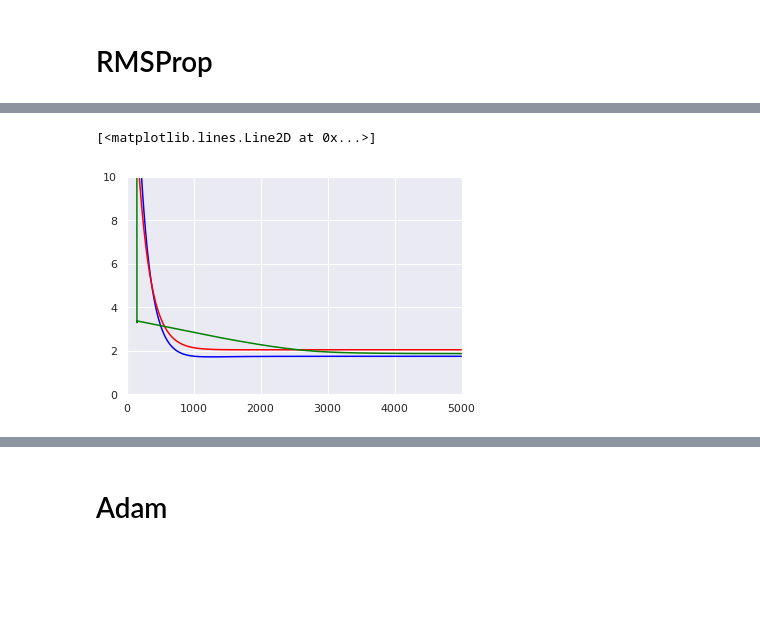
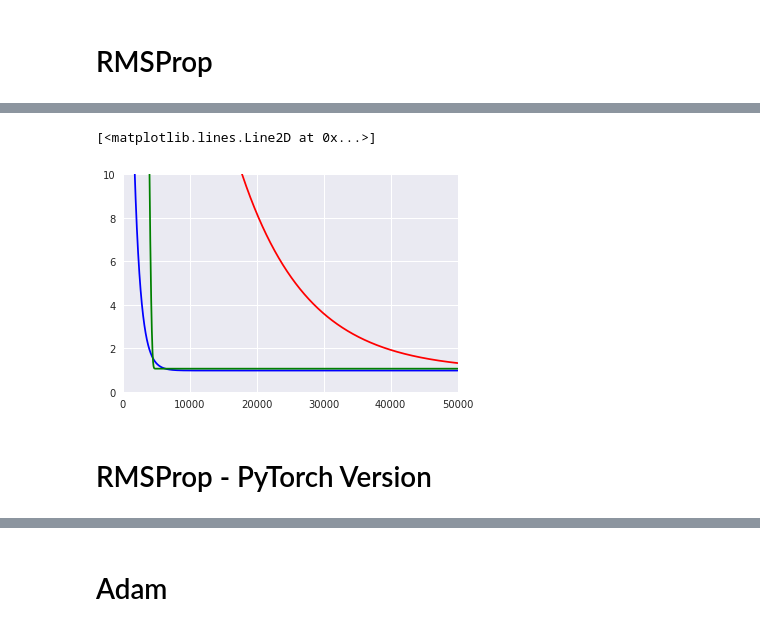
Before and after one commit to rforgione/course-v3, a Jupyter notebook: nbs/dl1/FlavorsOfGD.ipynb, the cells around one changed output, grey strips where cells are left out. Saved outputs shown, nothing was run; the diff lists cells and outputs as text; code cells hidden in the pictures; blank space fills up the shorter version.

```diff
--- a/nbs/dl1/FlavorsOfGD.ipynb
+++ b/nbs/dl1/FlavorsOfGD.ipynb
@@ -199,17 +229,19 @@ We see that the model converges a bit more slowly, but hits a better loss -- 1.7
 ## Momentum - PyTorch Version
 # %%
 w = torch.nn.Parameter(torch.tensor([0.,0.]).double())
-lr = 1e-4
+lr = 1e-3
 mom = 0.9
-grad = torch.tensor([0,0]).double()
+grad = torch.tensor([0.,0.]).double()
+mom_torch_losses = []
 for i in range(50000):
     pred = x_train_torch@w
-    loss = mse(y_train_torch, pred)
+    loss = mse(y_train_torch, pred).double()
+    mom_torch_losses.append(loss)
     if i % 10000 == 0: print(loss)
     loss.backward()
     with torch.no_grad():
         grad_mom = mom * grad + (1 - mom) * w.grad
         w.sub_(lr * grad_mom)
-        grad = w.grad
+        grad = grad_mom
         w.grad.zero_()
 # %% [output]
@@ -268,0 +255,33 @@ Best loss:  1.8711930617004745675
+# %%
+epochs = 50000
+a_hat, b_hat = 0, 0
+lr = 1e-2
+beta = 0.9
+rms_losses = []
+r_a = 0
+r_b = 0
+grad_a = 0
+grad_b = 0
+eta = 1e-10
+for i in range(1, epochs + 1):
+    predictions = a_hat * x_train + b_hat
+    loss = ((predictions - y_train)**2).mean()
+    rms_losses.append(loss)
+
+    grad_a = (2 * (predictions - y_train) * x_train).mean()
+    grad_b = (2 * (predictions - y_train)).mean()
+
+    r_a = (beta*r_a + (1 - beta)*grad_a**2) / (1 - beta**i)
+    r_b = (beta*r_b + (1 - beta)*grad_b**2) / (1 - beta**i)
+
+    v_a = grad_a*np.divide(lr, np.sqrt(r_a) + eta)
+    v_b = grad_b*np.divide(lr, np.sqrt(r_b) + eta)
+
+    a_hat = a_hat - v_a
+    b_hat = b_hat - v_b
+
+    if (i % 5000 == 0):
+        print("The most recent after epoch %s is %s" % (i, rms_losses[-1]))
+        print("a_hat is %s" % a_hat)
+        print("b_hat is %s" % b_hat)
+print("Best loss: ", min(rms_losses))
@@ -269,12 +306,14 @@ Best loss:  1.8711930617004745675
 # %%
 fig = plt.figure()
 ax = fig.add_subplot(111)
 # momentum_losses = losses
-ax.set_xlim(0,5000)
+ax.set_xlim(0,50000)
 ax.set_ylim(0,10)
 plt.plot(loss_list(mom_losses), color="blue")
 plt.plot(loss_list(basic_losses), color="red")
 plt.plot(loss_list(rms_losses), color="green")
 # %% [output]
 [<matplotlib.lines.Line2D at 0x...>]
-[figure, old version]
+[figure, new version]
+# %% [markdown]
+# RMSProp - PyTorch Version
```
Also changed, not shown: parts of 42 cells of this notebook.
